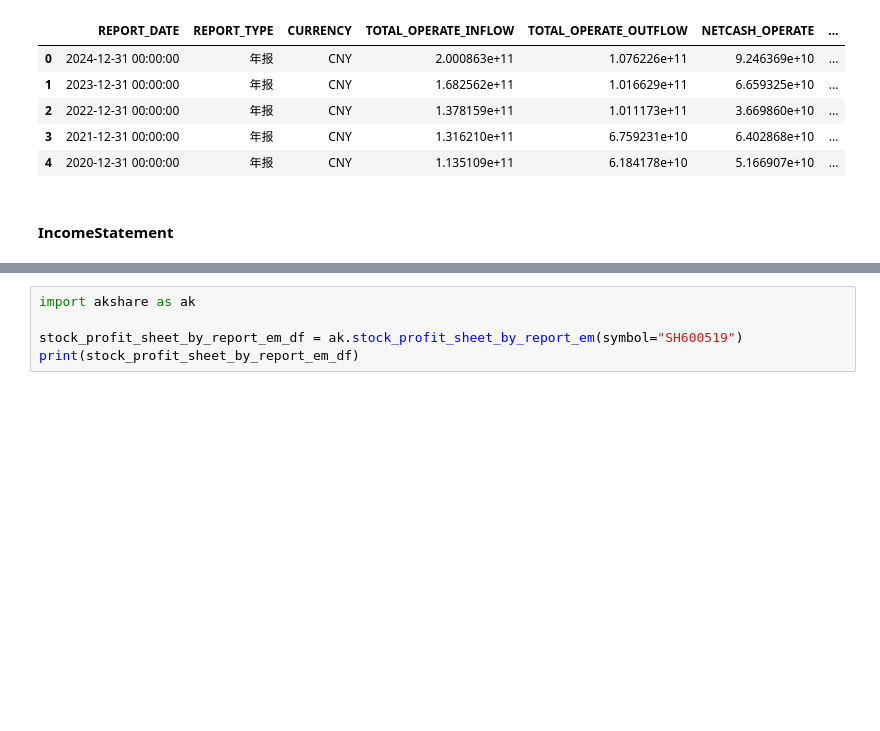
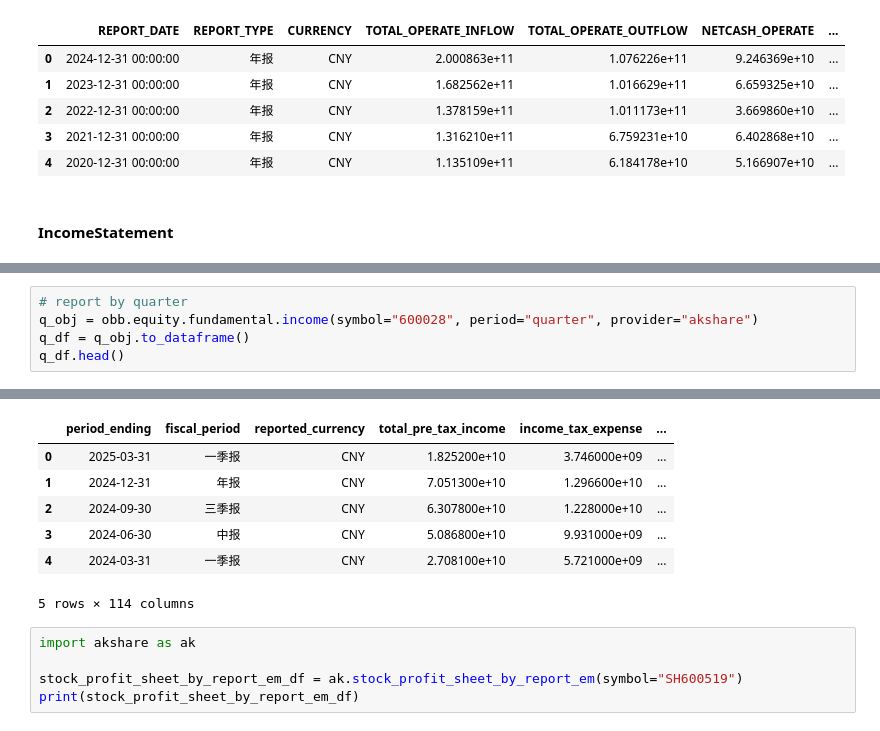
Before and after one commit to shugaoye/openbb_akshare, a Jupyter notebook: docs/akshare_test.ipynb, the cells around one changed output, grey strips where cells are left out. Saved outputs shown, nothing was run; the diff lists cells and outputs as text; blank space fills up the shorter version.

Commit message:
Support income statement cache

```diff
--- a/docs/akshare_test.ipynb
+++ b/docs/akshare_test.ipynb
@@ -158,0 +160,6 @@ income_df.head()
+# %%
+# report by quarter
+q_obj = obb.equity.fundamental.income(symbol="600028", period="quarter", provider="akshare")
+q_df = q_obj.to_dataframe()
+q_df.head()
+# %% [output]
@@ -159,3 +167,10 @@ income_df.head()
+|  | period_ending | fiscal_period | reported_currency | total_pre_tax_income | income_tax_expense | ... |
+| 0 | 2025-03-31 | 一季报 | CNY | 1.825200e+10 | 3.746000e+09 | ... |
+| 1 | 2024-12-31 | 年报 | CNY | 7.051300e+10 | 1.296600e+10 | ... |
+| 2 | 2024-09-30 | 三季报 | CNY | 6.307800e+10 | 1.228000e+10 | ... |
+| 3 | 2024-06-30 | 中报 | CNY | 5.086800e+10 | 9.931000e+09 | ... |
+| 4 | 2024-03-31 | 一季报 | CNY | 2.708100e+10 | 5.721000e+09 | ... |
+5 rows × 114 columns
 # %%
 import akshare as ak
 
```
Also changed, not shown: parts of 2 cells of this notebook, 3 other files.
